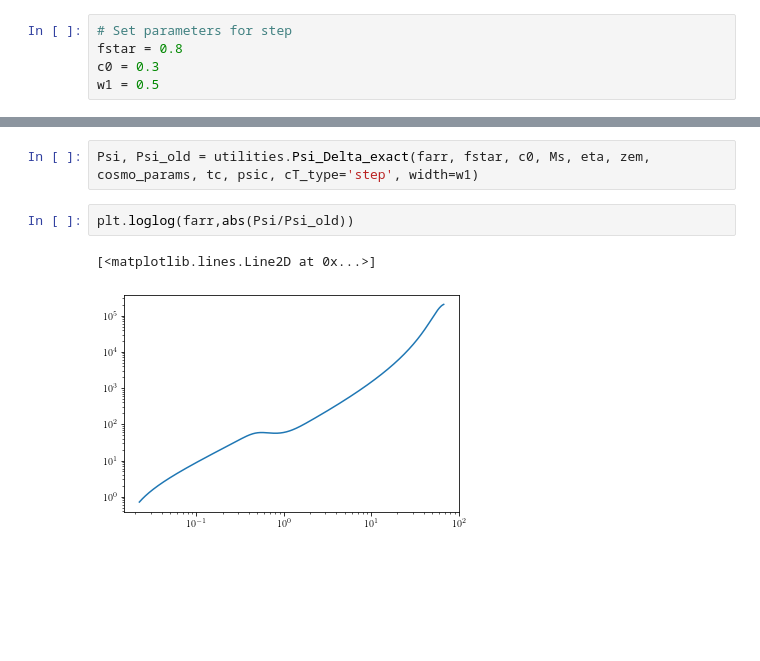
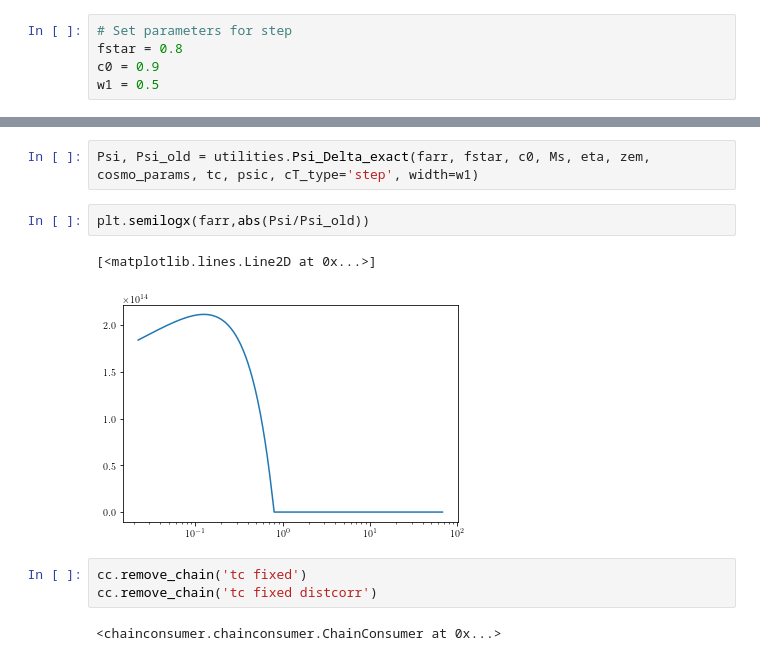
Before and after one commit to AnChenPhys/multiband_MG, a Jupyter notebook: code/multiband_MG_simple.ipynb, the cells around one changed output, grey strips where cells are left out. Saved outputs shown, nothing was run; the diff lists cells and outputs as text; blank space fills up the shorter version.

```diff
--- a/code/multiband_MG_simple.ipynb
+++ b/code/multiband_MG_simple.ipynb
@@ -264,7 +287,7 @@ add_fisher_plots(cov_matrix_lisa,fid_vals_GR,labels_GR,'GR LISA','b')
 # %%
 # Set parameters for step
 fstar = 0.8
-c0 = 0.3
+c0 = 0.9
 w1 = 0.5
 # %%
 # Evaluate and plot Delta
@@ -436,7 +463,12 @@ add_fisher_plots(cov_matrix_lisa_step_fid,fid_vals,label, 'vary tc',colour='b')
 # %%
 Psi, Psi_old = utilities.Psi_Delta_exact(farr, fstar, c0, Ms, eta, zem, cosmo_params, tc, psic, cT_type='step', width=w1)
 # %%
-plt.loglog(farr,abs(Psi/Psi_old))
+plt.semilogx(farr,abs(Psi/Psi_old))
 # %% [output]
 [<matplotlib.lines.Line2D at 0x...>]
-[figure, old version]
+[figure, new version]
+# %%
+cc.remove_chain('tc fixed')
+cc.remove_chain('tc fixed distcorr')
+# %% [output]
+<chainconsumer.chainconsumer.ChainConsumer at 0x...>
```
Also changed, not shown: parts of 21 cells of this notebook, 1 other file.
